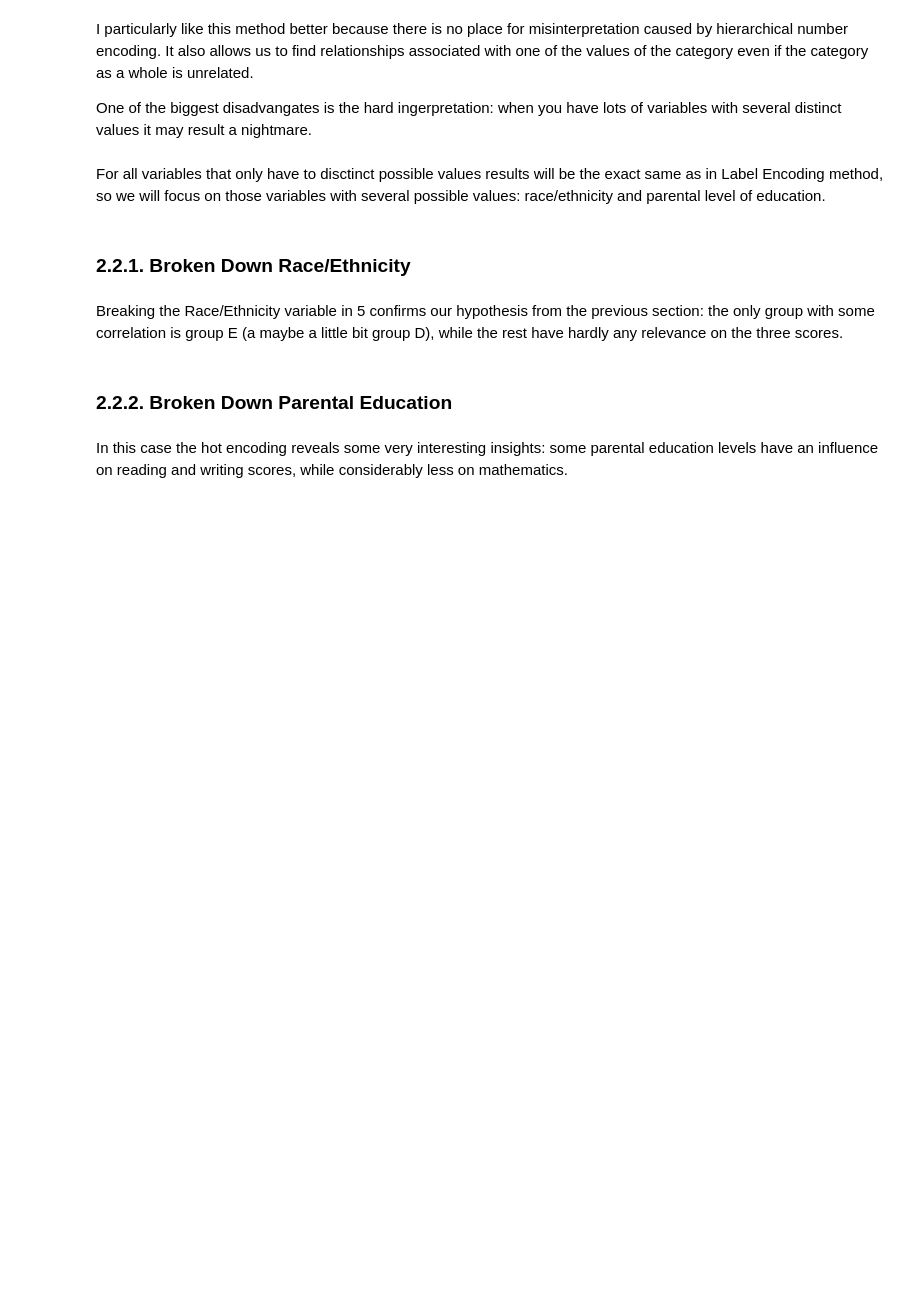
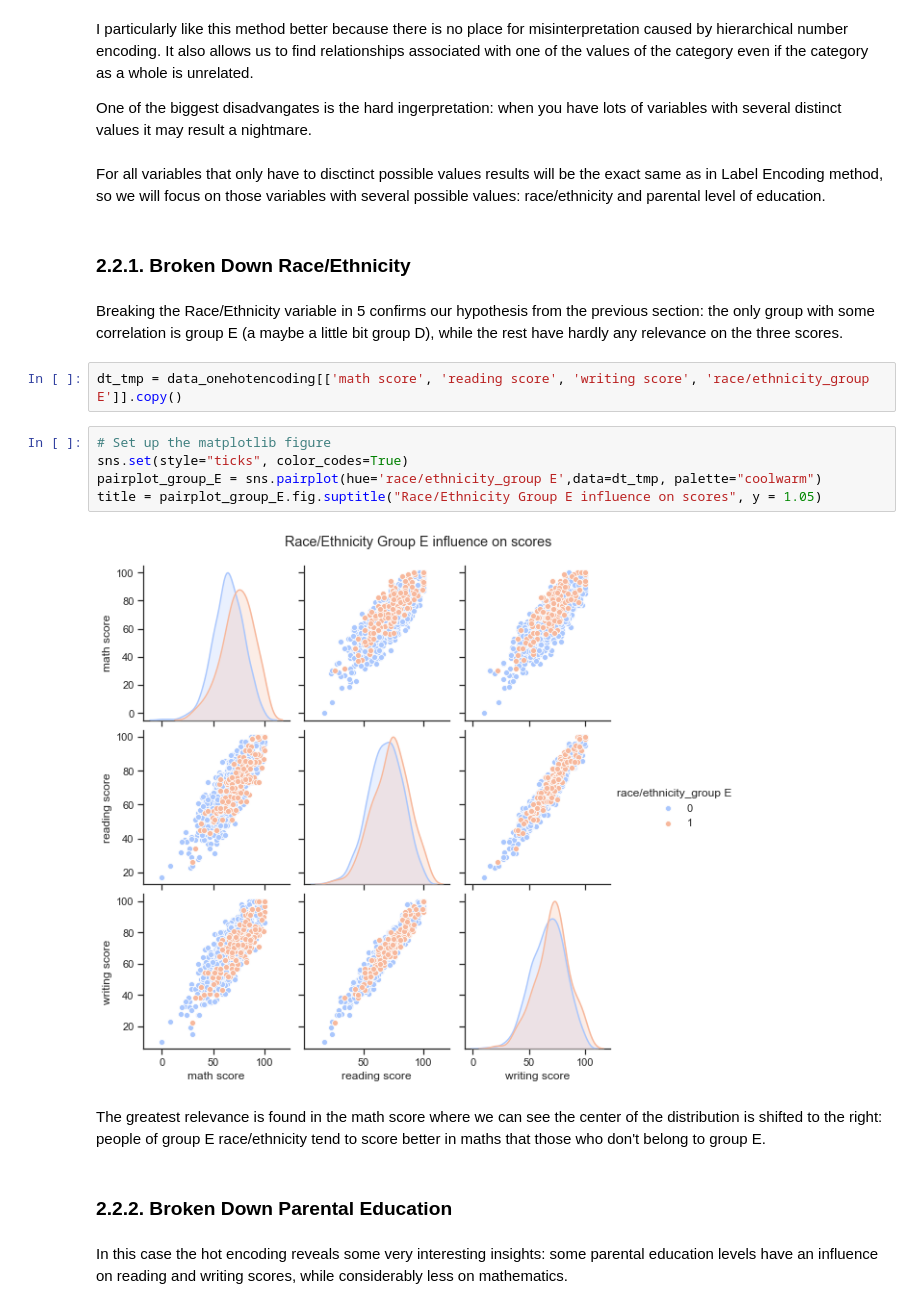
Before and after one commit to macarenasev/Exploring-Correlation-Students-Performance, a Jupyter notebook: Students Performance in Exams Exploring Correlation + BONUS ppscore package.ipynb, the cells around one changed output. Saved outputs shown, nothing was run; the diff lists cells and outputs as text; blank space fills up the shorter version.

```diff
--- a/Students Performance in Exams Exploring Correlation + BONUS ppscore package.ipynb
+++ b/Students Performance in Exams Exploring Correlation + BONUS ppscore package.ipynb
@@ -307,6 +308,17 @@ For all variables that only have to disctinct possible values results will be th
 ### 2.2.1.  Broken Down Race/Ethnicity  <a class="anchor" id="broken-down-race-ethnicity"></a>
 # %% [markdown]
 Breaking the Race/Ethnicity variable in 5 confirms our hypothesis from the previous section: the only group with some correlation is group E (a maybe a little bit group D), while the rest have hardly any relevance on the three scores.
+# %%
+dt_tmp = data_onehotencoding[['math score', 'reading score', 'writing score', 'race/ethnicity_group E']].copy()
+# %%
+# Set up the matplotlib figure
+sns.set(style="ticks", color_codes=True)
+pairplot_group_E = sns.pairplot(hue='race/ethnicity_group E',data=dt_tmp, palette="coolwarm")
+title = pairplot_group_E.fig.suptitle("Race/Ethnicity Group E influence on scores", y = 1.05)
+# %% [output]
+[figure, added]
+# %% [markdown]
+The greatest relevance is found in the math score where we can see the center of the distribution is shifted to the right: people of group E race/ethnicity tend to score better in maths that those who don't belong to group E.
 # %% [markdown]
 ### 2.2.2. Broken Down Parental Education <a class="anchor" id="broken-down-parental-education"></a>
 # %% [markdown]
```
Also changed, not shown: parts of 24 cells of this notebook, 14 other files.
